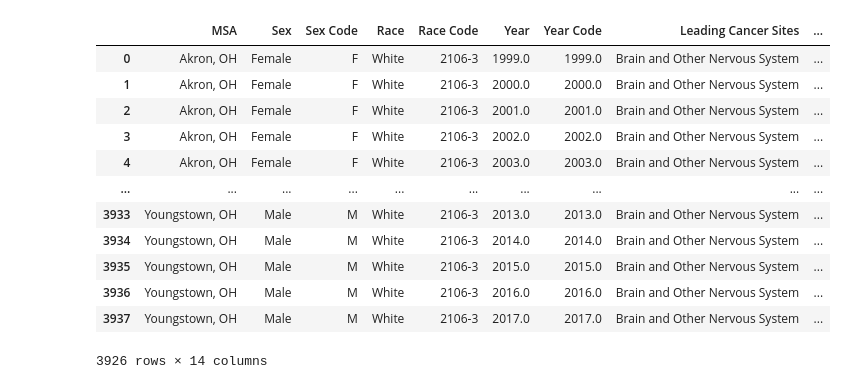
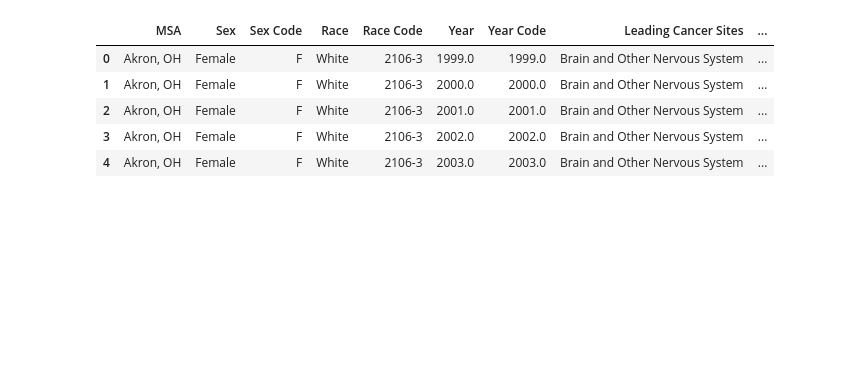
Before and after one commit to thedavekwon/SS340-Cause-and-Effect, a Jupyter notebook: SS340_Final.ipynb, the cells around one changed output. Drawn from its saved outputs; the diff is of its cells as text; code cells hidden in the pictures; blank space fills up the shorter version.

```diff
--- a/SS340_Final.ipynb
+++ b/SS340_Final.ipynb
@@ -27,3 +42,5 @@ cache
+# %%
+cache['Toledo, OH'] = (-83.5379, 41.664494)
 # %%
 import time
 from geopy.geocoders import Nominatim
@@ -70,18 +87,11 @@ df['MSA'].replace({'Winston, NC': 'Winston-Salem, NC'}, inplace=True)
 df['latitude'] = df['MSA'].apply(convert_to_lat)
 df['longitude'] = df['MSA'].apply(convert_to_long)
 # %%
-df
+df.head()
 # %% [output]
 |  | MSA | Sex | Sex Code | Race | Race Code | Year | Year Code | Leading Cancer Sites | ... |
 | 0 | Akron, OH | Female | F | White | 2106-3 | 1999.0 | 1999.0 | Brain and Other Nervous System | ... |
 | 1 | Akron, OH | Female | F | White | 2106-3 | 2000.0 | 2000.0 | Brain and Other Nervous System | ... |
 | 2 | Akron, OH | Female | F | White | 2106-3 | 2001.0 | 2001.0 | Brain and Other Nervous System | ... |
 | 3 | Akron, OH | Female | F | White | 2106-3 | 2002.0 | 2002.0 | Brain and Other Nervous System | ... |
 | 4 | Akron, OH | Female | F | White | 2106-3 | 2003.0 | 2003.0 | Brain and Other Nervous System | ... |
-| ... | ... | ... | ... | ... | ... | ... | ... | ... | ... |
-| 3933 | Youngstown, OH | Male | M | White | 2106-3 | 2013.0 | 2013.0 | Brain and Other Nervous System | ... |
-| 3934 | Youngstown, OH | Male | M | White | 2106-3 | 2014.0 | 2014.0 | Brain and Other Nervous System | ... |
-| 3935 | Youngstown, OH | Male | M | White | 2106-3 | 2015.0 | 2015.0 | Brain and Other Nervous System | ... |
-| 3936 | Youngstown, OH | Male | M | White | 2106-3 | 2016.0 | 2016.0 | Brain and Other Nervous System | ... |
-| 3937 | Youngstown, OH | Male | M | White | 2106-3 | 2017.0 | 2017.0 | Brain and Other Nervous System | ... |
-3926 rows × 14 columns
```
Also changed, not shown: parts of 19 cells of this notebook, 3 other files.
